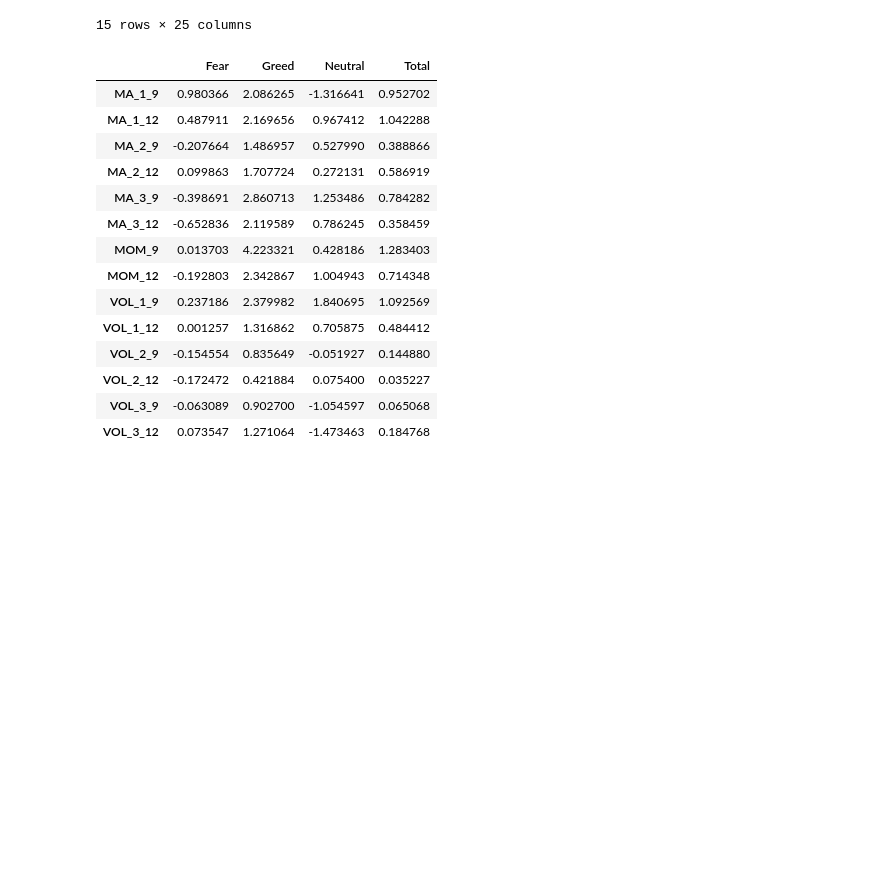
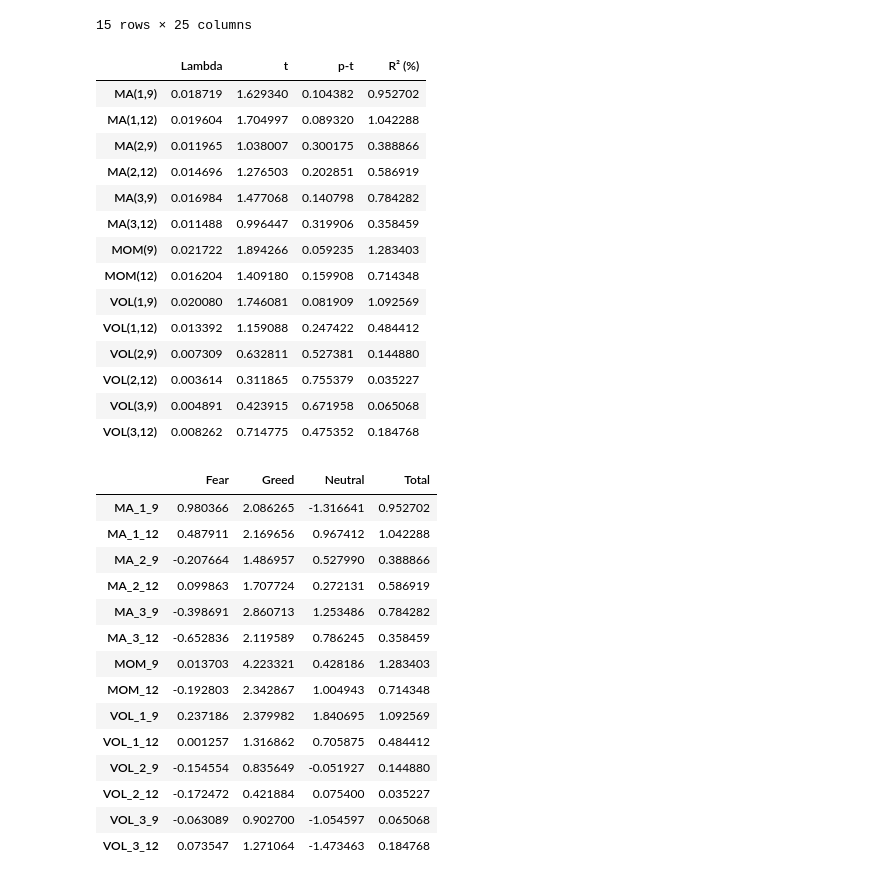
Before and after one commit to Matias-Lima/Datathon, a Jupyter notebook: Code/Python/R-squared disentangled_3.ipynb, the cells around one changed output. Cells and saved outputs as stored; diff of their text form; code cells hidden in the pictures; blank space fills up the shorter version.

```diff
--- a/Code/Python/R-squared disentangled_3.ipynb
+++ b/Code/Python/R-squared disentangled_3.ipynb
@@ -159,3 +159,30 @@ df.head(15)
 | 14 | 2018-05-28 | 7720.250000 | 35465450496 | 0 | 0 | 0 | 0 | 0 | 0 | 1 | ... | ... |
 | 15 | 2018-06-04 | 6786.020020 | 33010609408 | 0 | 0 | 0 | 0 | 0 | 0 | 0 | ... | ... |
 15 rows × 25 columns
+# %%
+df_coef = []
+
+for i in range(3, 17):
+    y = df['risk_premium'][1:df.shape[0]].values
+    x = df.iloc[0:df.shape[0]-1, i].values
+    x = sm.add_constant(x)
+    model = sm.OLS(y, x).fit()
+    df_coef.append([model.params[1], model.tvalues[1], model.pvalues[1], model.rsquared*100])
+df_coef = pd.DataFrame(df_coef, index=["MA(1,9)", "MA(1,12)", "MA(2,9)", "MA(2,12)", "MA(3,9)", "MA(3,12)", "MOM(9)", "MOM(12)", "VOL(1,9)", "VOL(1,12)", "VOL(2,9)", "VOL(2,12)", "VOL(3,9)", "VOL(3,12)"], columns=['Lambda', 't', 'p-t', 'R² (%)'])
+df_coef
+# %% [output]
+|  | Lambda | t | p-t | R² (%) |
+| MA(1,9) | 0.018719 | 1.629340 | 0.104382 | 0.952702 |
+| MA(1,12) | 0.019604 | 1.704997 | 0.089320 | 1.042288 |
+| MA(2,9) | 0.011965 | 1.038007 | 0.300175 | 0.388866 |
+| MA(2,12) | 0.014696 | 1.276503 | 0.202851 | 0.586919 |
+| MA(3,9) | 0.016984 | 1.477068 | 0.140798 | 0.784282 |
+| MA(3,12) | 0.011488 | 0.996447 | 0.319906 | 0.358459 |
+| MOM(9) | 0.021722 | 1.894266 | 0.059235 | 1.283403 |
+| MOM(12) | 0.016204 | 1.409180 | 0.159908 | 0.714348 |
+| VOL(1,9) | 0.020080 | 1.746081 | 0.081909 | 1.092569 |
+| VOL(1,12) | 0.013392 | 1.159088 | 0.247422 | 0.484412 |
+| VOL(2,9) | 0.007309 | 0.632811 | 0.527381 | 0.144880 |
+| VOL(2,12) | 0.003614 | 0.311865 | 0.755379 | 0.035227 |
+| VOL(3,9) | 0.004891 | 0.423915 | 0.671958 | 0.065068 |
+| VOL(3,12) | 0.008262 | 0.714775 | 0.475352 | 0.184768 |
```
Also changed, not shown: parts of 1 cell of this notebook, 7 other files.
